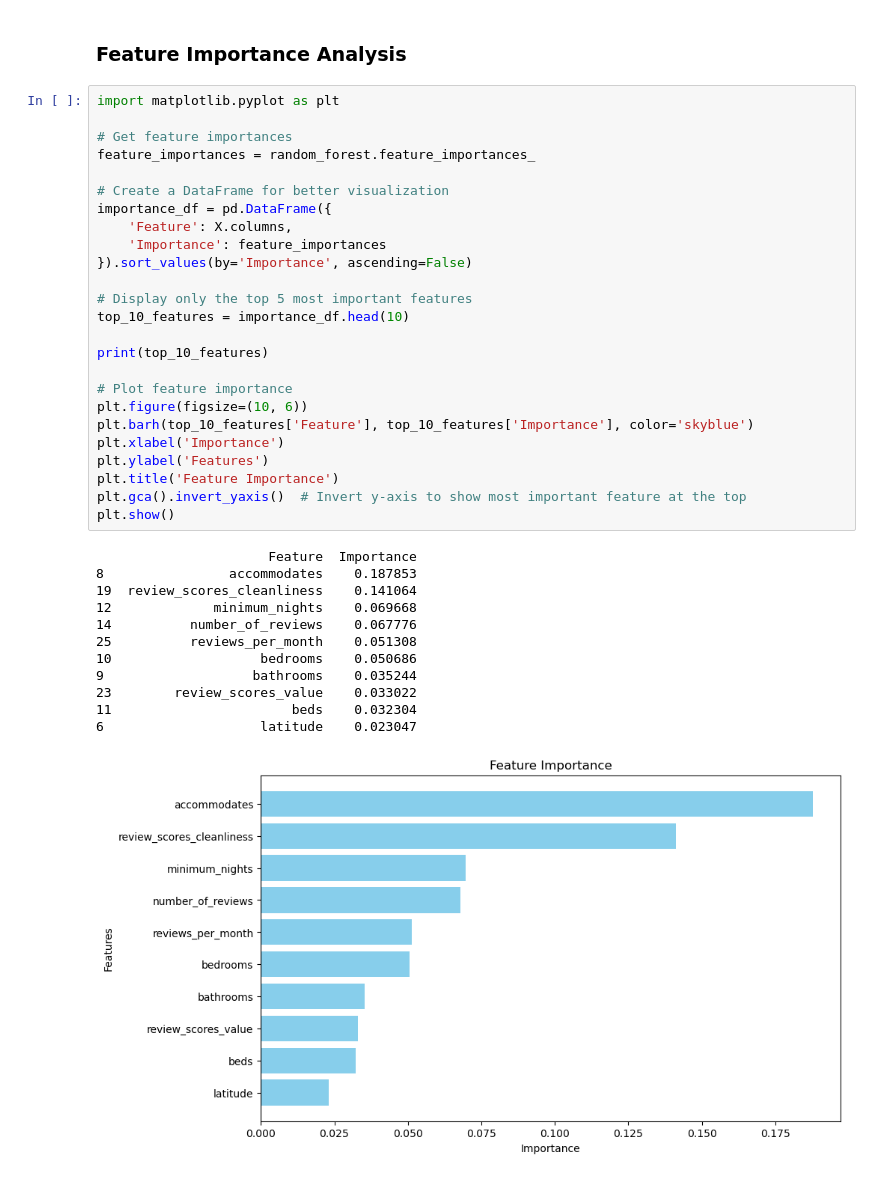
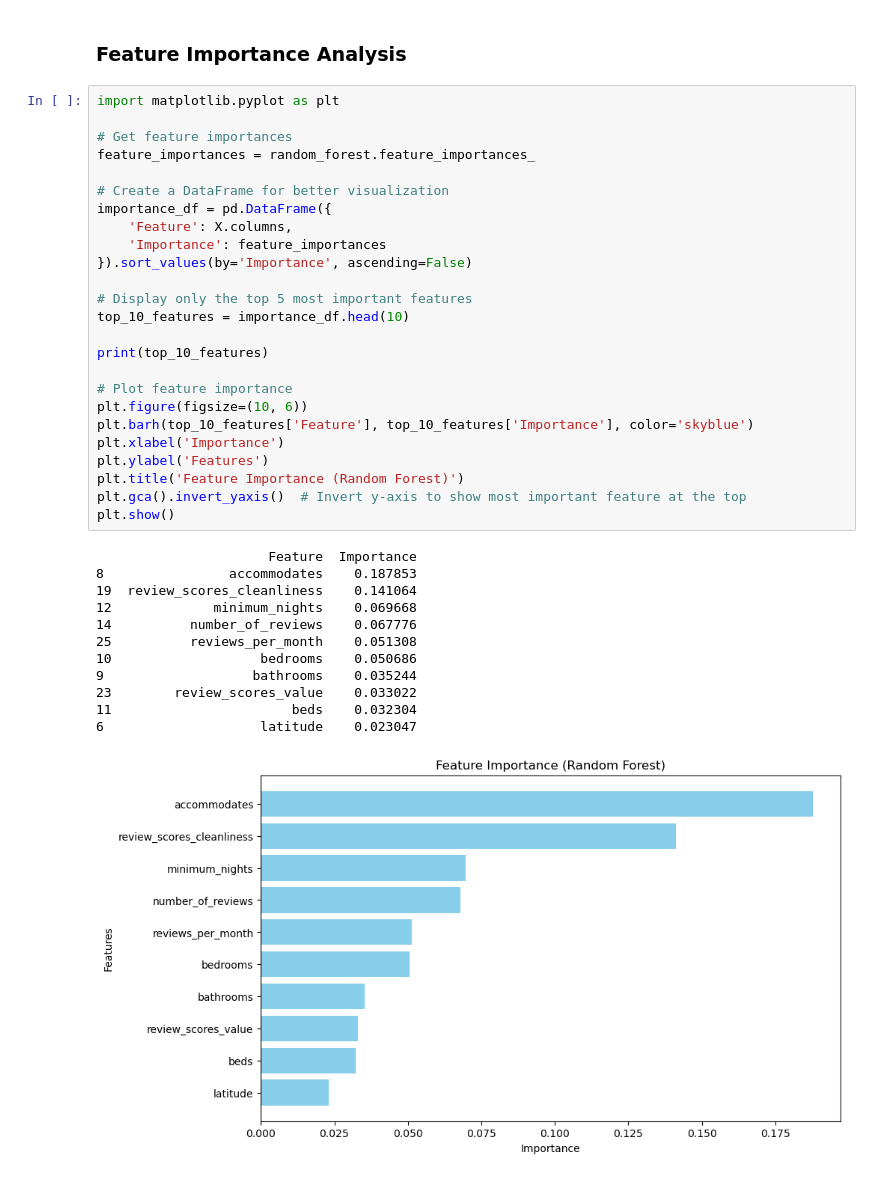
Before and after one commit to christianp12/Data-Driven-Exploration-of-Airbnb-Listings-Price, a Jupyter notebook: regression models.ipynb, the cells around one changed output. Saved outputs shown, nothing was run; the diff lists cells and outputs as text.

```diff
--- a/regression models.ipynb
+++ b/regression models.ipynb
@@ -201,35 +248,35 @@ feature_importances = random_forest.feature_importances_
 # Create a DataFrame for better visualization
 importance_df = pd.DataFrame({
     'Feature': X.columns,
     'Importance': feature_importances
 }).sort_values(by='Importance', ascending=False)
 
 # Display only the top 5 most important features
 top_10_features = importance_df.head(10)
 
 print(top_10_features)
 
 # Plot feature importance
 plt.figure(figsize=(10, 6))
 plt.barh(top_10_features['Feature'], top_10_features['Importance'], color='skyblue')
 plt.xlabel('Importance')
 plt.ylabel('Features')
-plt.title('Feature Importance')
+plt.title('Feature Importance (Random Forest)')
 plt.gca().invert_yaxis()  # Invert y-axis to show most important feature at the top
 plt.show()
 # %% [output]
                       Feature  Importance
 8                accommodates    0.187853
 19  review_scores_cleanliness    0.141064
 12             minimum_nights    0.069668
 14          number_of_reviews    0.067776
 25          reviews_per_month    0.051308
 10                   bedrooms    0.050686
 9                   bathrooms    0.035244
 23        review_scores_value    0.033022
 11                       beds    0.032304
 6                    latitude    0.023047
-[figure, old version]
+[figure, new version]
 # %%
 import matplotlib.pyplot as plt
 
```
Also changed, not shown: parts of 12 cells of this notebook.
